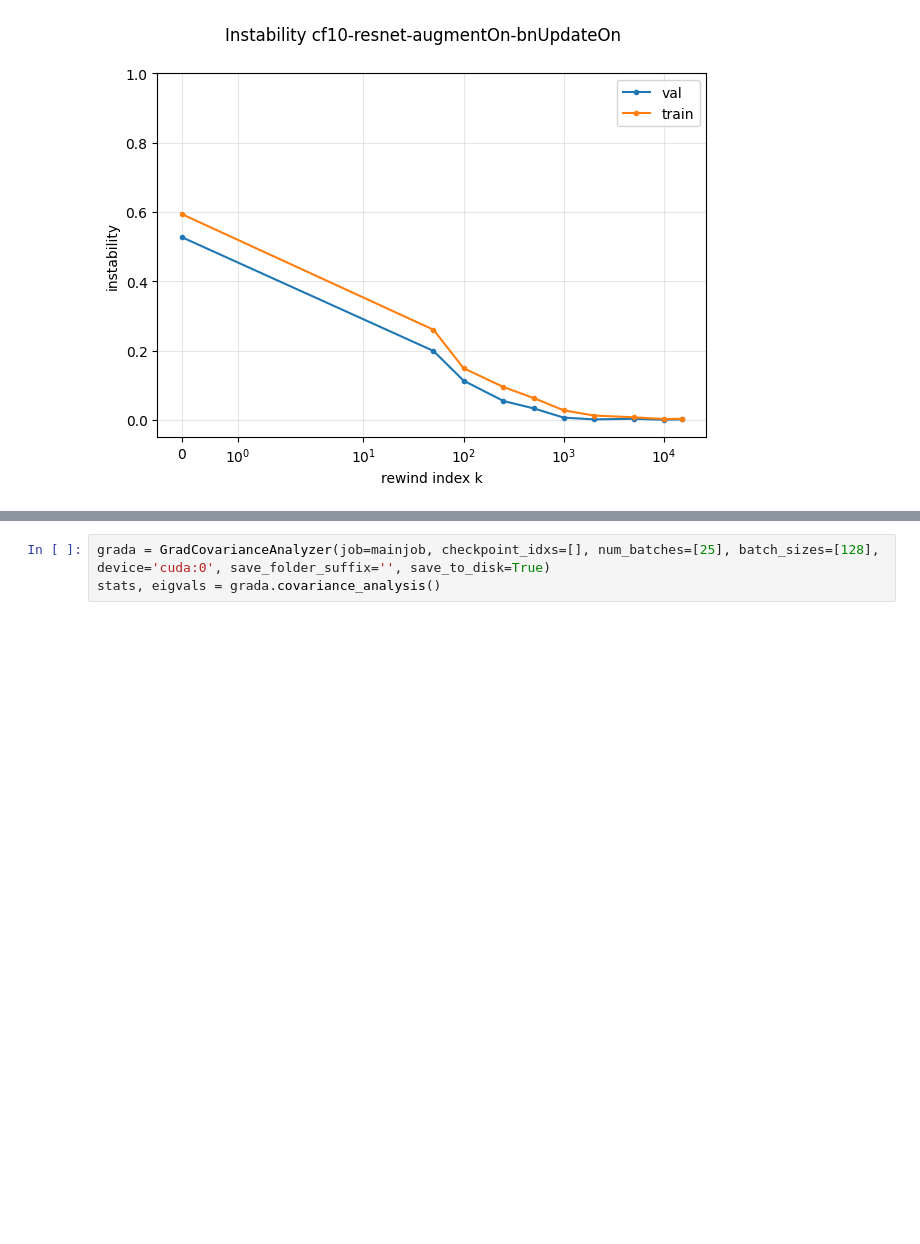
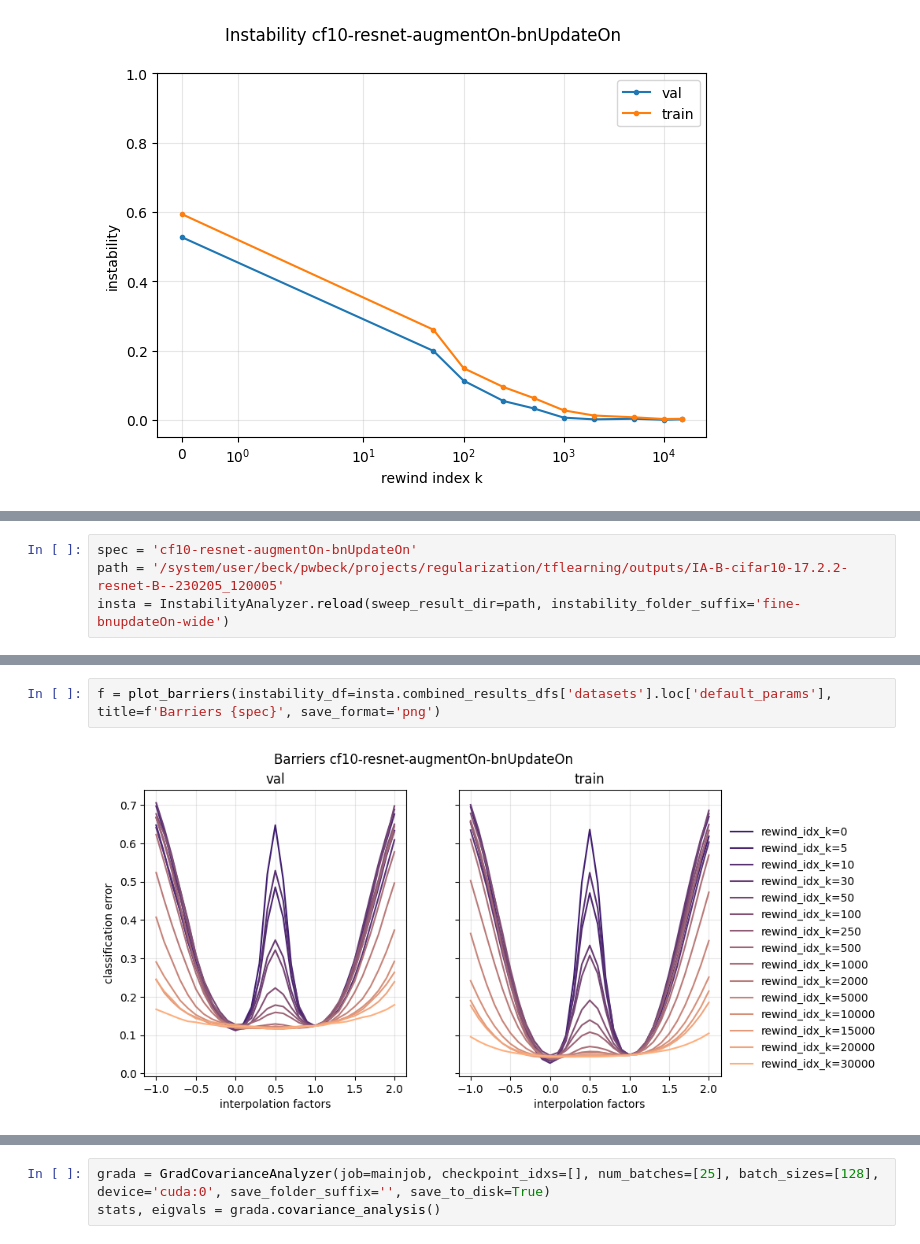
Before and after one commit to maximilianmbeck/lfmd_notebooks, a Jupyter notebook: lfmd_notebooks/17-cf10-resnet-linear_mode_connect.ipynb, the cells around one changed output, grey strips where cells are left out. Drawn from its saved outputs; the diff is of its cells as text; blank space fills up the shorter version.

Commit message:
add instability analysis with more steps

```diff
--- a/lfmd_notebooks/17-cf10-resnet-linear_mode_connect.ipynb
+++ b/lfmd_notebooks/17-cf10-resnet-linear_mode_connect.ipynb
@@ -100,0 +100,4 @@ f = plot_instability(instability_df=insta.combined_results_dfs['datasets'].loc['
+# %%
+spec = 'cf10-resnet-augmentOn-bnUpdateOn'
+path = '/system/user/beck/pwbeck/projects/regularization/tflearning/outputs/IA-B-cifar10-17.2.2-resnet-B--230205_120005'
+insta = InstabilityAnalyzer.reload(sweep_result_dir=path, instability_folder_suffix='fine-bnupdateOn-wide')
@@ -100,0 +132,4 @@ f = plot_instability(instability_df=insta.combined_results_dfs['datasets'].loc['
+# %%
+f = plot_barriers(instability_df=insta.combined_results_dfs['datasets'].loc['default_params'], title=f'Barriers {spec}', save_format='png')
+# %% [output]
+[figure, added]
```
Also changed, not shown: parts of 6 cells of this notebook.
